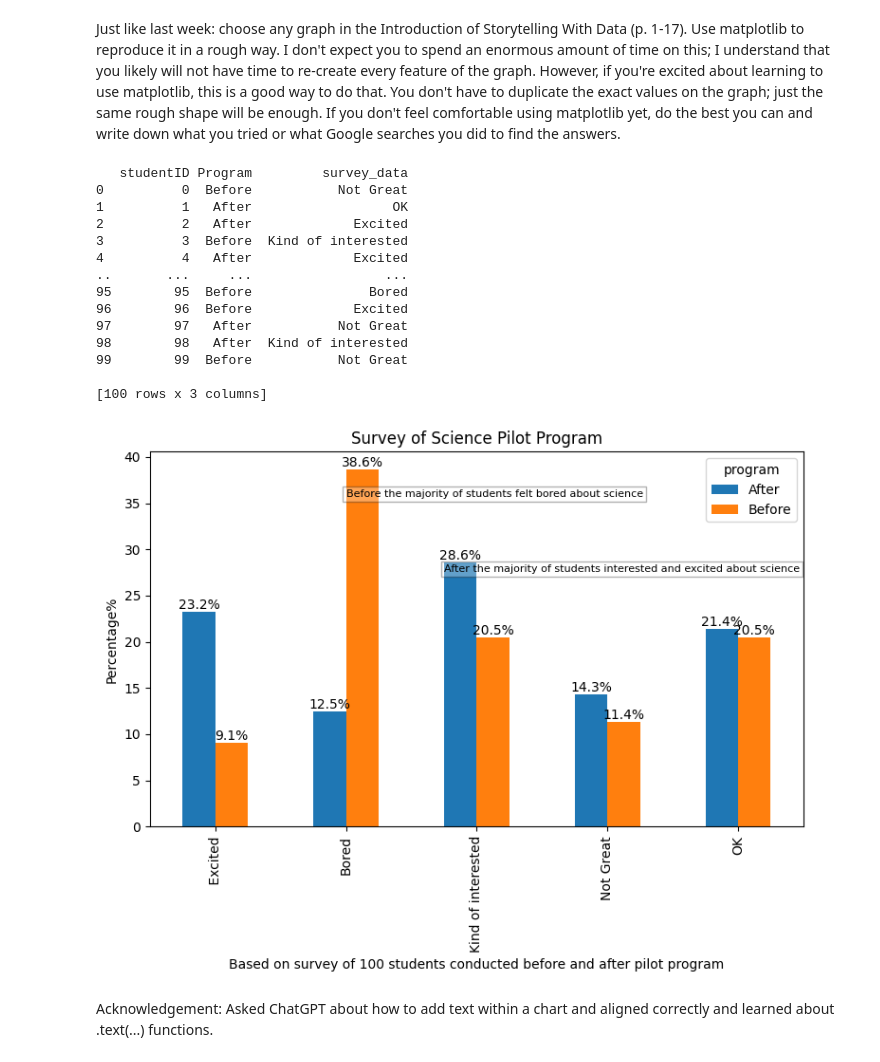
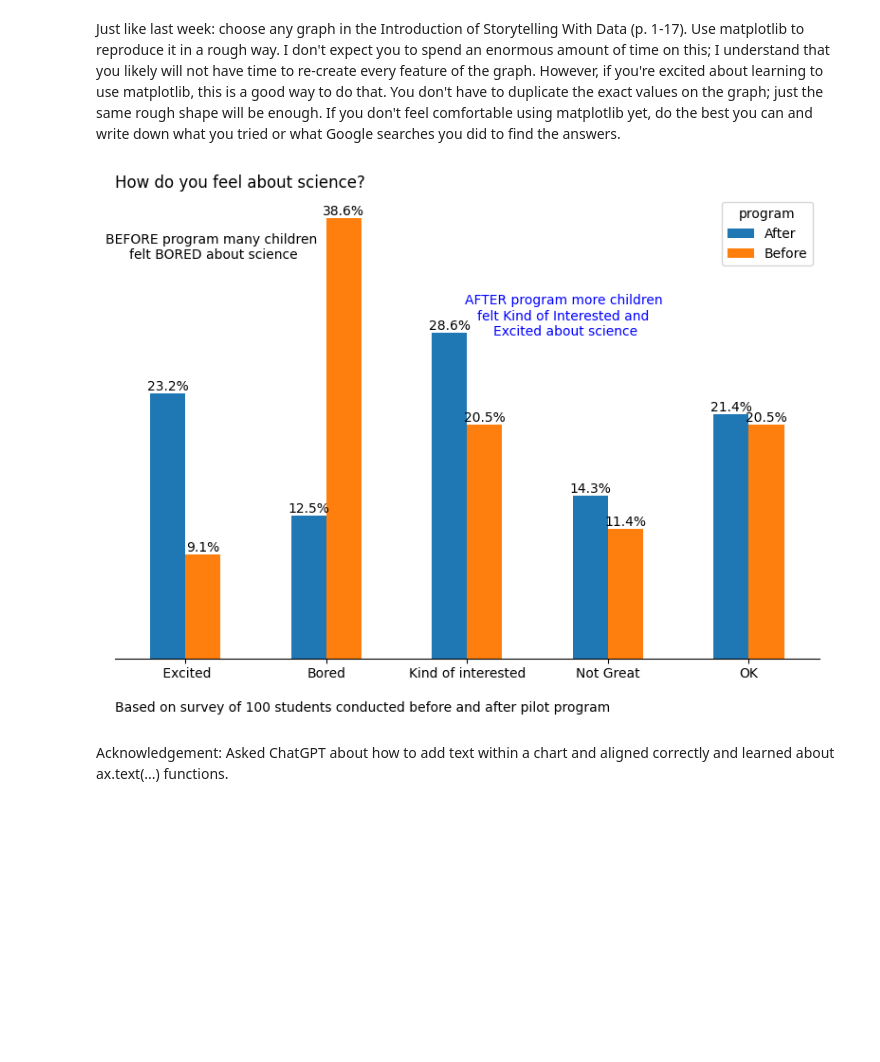
Before and after one commit to Jbaner/Module-B-semester-2, a Jupyter notebook: OMDS-ModB2-Week2-Banerjee-Jayeeta.ipynb, the cells around one changed output. Saved outputs shown, nothing was run; the diff lists cells and outputs as text; code cells hidden in the pictures; blank space fills up the shorter version.

```diff
--- a/OMDS-ModB2-Week2-Banerjee-Jayeeta.ipynb
+++ b/OMDS-ModB2-Week2-Banerjee-Jayeeta.ipynb
@@ -289,51 +320,42 @@ Just like last week: choose any graph in the Introduction of Storytelling With D
 # %%
 #Generating Data for Figure 0.5 Example 2 (Storytelling with data)
 import matplotlib.pyplot as plt
 num_students = 100
 np.random.seed(0)
 df_survey = pd.DataFrame(columns = ["studentID"])
 df_survey["studentID"] = [str(x) for x in np.arange(num_students)]
 df_survey["Program"] = np.random.choice(["Before","After"], size = num_students)
 df_survey["survey_data"] = np.random.choice(["Bored", "Not Great", "OK", "Kind of interested", " Excited"], size = num_students)
-print(df_survey)
+#print(df_survey)
 
 #students feedback grouped by program and survey
 survey_counts= df_survey.groupby(["survey_data","Program"]).size().unstack(fill_value=0)
 #calculate percentage
 survey_percentage=survey_counts.div(survey_counts.sum(axis=0), axis=1)*100
 #plot the bar graphs
 bar_chart=survey_percentage.plot(kind='bar', figsize=(8,6))
 #Adding percentage label
 for c in bar_chart.containers:
   bar_chart.bar_label(c, fmt='%.1f%%', label_type="edge")
-plt.xlabel("Based on survey of 100 students conducted before and after pilot program")
-plt.ylabel("Percentage%")
-plt.title("Survey of Science Pilot Program")
+plt.xlabel("\nBased on survey of 100 students conducted before and after pilot program", loc="left")
+plt.title("How do you feel about science?", loc="left")
+plt.xticks(rotation=0)
+
 plt.legend(title="program")
-#add notes within chart:
-bar_chart.text(0.3,0.9,"Before the majority of students felt bored about science",
-transform=bar_chart.transAxes, fontsize=8,verticalalignment="top",bbox=dict(boxstyle="square",facecolor="white",alpha=0.3))
 
-bar_chart.text(0.45,0.7,"After the majority of students interested and excited about science",
-transform=bar_chart.transAxes, fontsize=8,verticalalignment="top",bbox=dict(boxstyle="square",facecolor="white",alpha=0.3))
+ax=plt.gca()
+#add before after notes within chart:
+ax.text(0.2, 36,"BEFORE program many children \nfelt BORED about science", ha="center",va="center", color="black")
+ax.text(2.7, 30,"AFTER program more children \nfelt Kind of Interested and \nExcited about science", ha="center",va="center", color="blue")
+#to remove the spines as shown in the book
+ax.spines["right"].set_visible(False)
+ax.spines["top"].set_visible(False)
+ax.spines["left"].set_visible(False)
+ax.set_yticks([])
 
 plt.tight_layout()
 plt.show()
 # %% [output]
-   studentID Program         survey_data
-0          0  Before           Not Great
-1          1   After                  OK
-2          2   After             Excited
-3          3  Before  Kind of interested
-4          4   After             Excited
-..       ...     ...                 ...
-95        95  Before               Bored
-96        96  Before             Excited
-97        97   After           Not Great
-98        98   After  Kind of interested
-99        99  Before           Not Great
-
-[100 rows x 3 columns]
-[figure, old version]
+[figure, new version]
 # %% [markdown]
-Acknowledgement: Asked ChatGPT about how to add text within a chart and aligned correctly and learned about .text(...) functions.
+Acknowledgement: Asked ChatGPT about how to add text within a chart and aligned correctly and learned about ax.text(...) functions.
```
Also changed, not shown: parts of 7 cells of this notebook.
